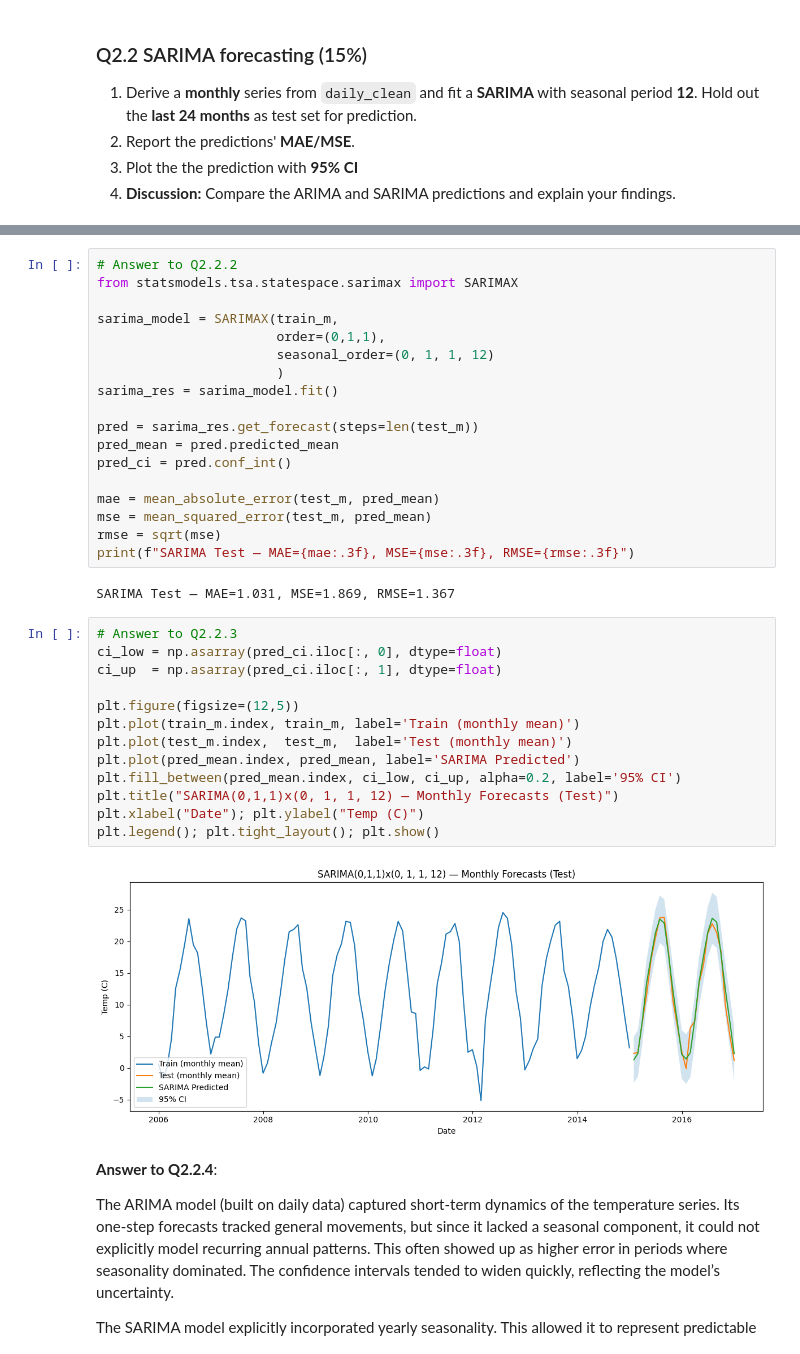
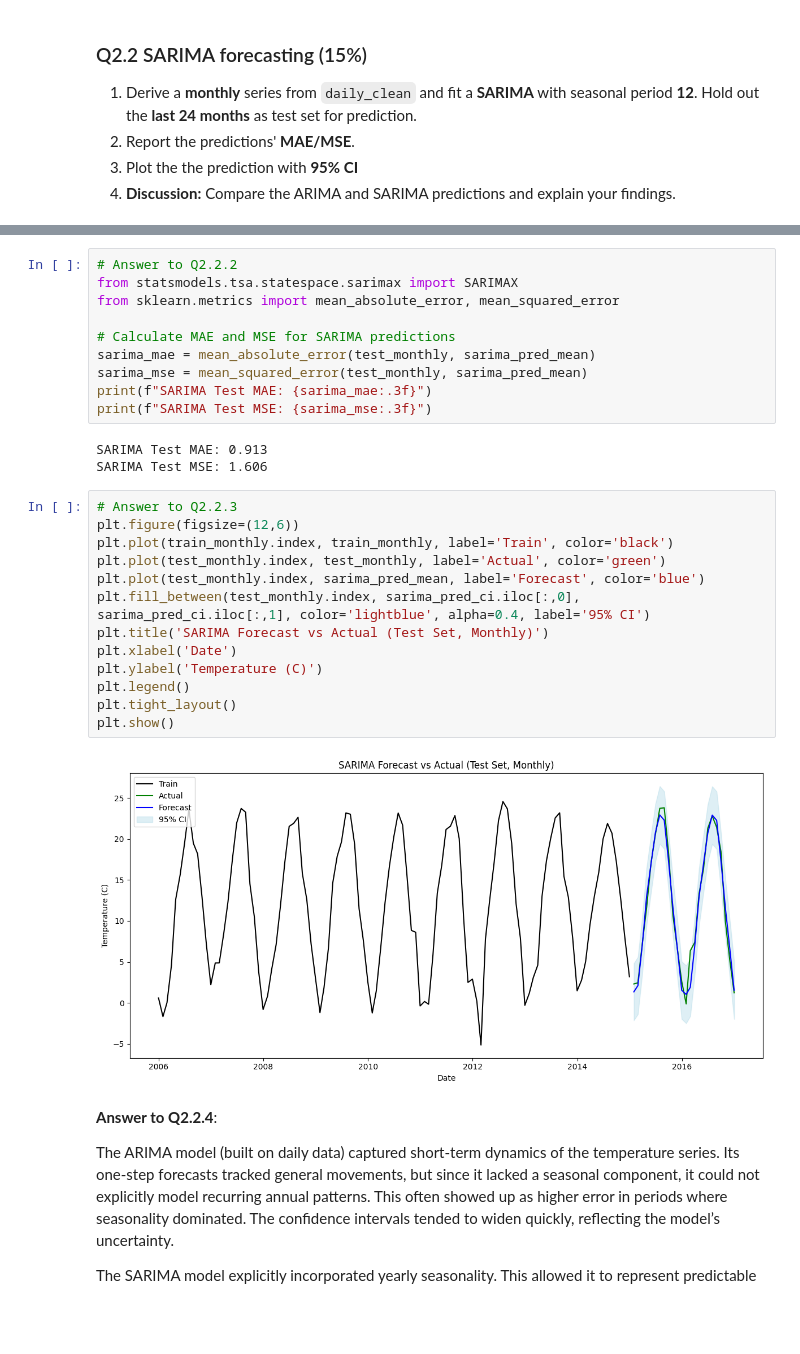
Before and after one commit to AdamDunn1437/4010_A1, a Jupyter notebook: Assignment1.ipynb, the cells around one changed output, grey strips where cells are left out. Saved outputs shown, nothing was run; the diff lists cells and outputs as text; blank space fills up the shorter version.

```diff
--- a/Assignment1.ipynb
+++ b/Assignment1.ipynb
@@ -378,38 +452,31 @@ test_m  = monthly.iloc[-24:]
 # %%
 # Answer to Q2.2.2
 from statsmodels.tsa.statespace.sarimax import SARIMAX
+from sklearn.metrics import mean_absolute_error, mean_squared_error
 
-sarima_model = SARIMAX(train_m,
-                       order=(0,1,1),
-                       seasonal_order=(0, 1, 1, 12)
-                       )
-sarima_res = sarima_model.fit()
-
-pred = sarima_res.get_forecast(steps=len(test_m))
-pred_mean = pred.predicted_mean
-pred_ci = pred.conf_int()
-
-mae = mean_absolute_error(test_m, pred_mean)
-mse = mean_squared_error(test_m, pred_mean)
-rmse = sqrt(mse)
-print(f"SARIMA Test — MAE={mae:.3f}, MSE={mse:.3f}, RMSE={rmse:.3f}")
+# Calculate MAE and MSE for SARIMA predictions
+sarima_mae = mean_absolute_error(test_monthly, sarima_pred_mean)
+sarima_mse = mean_squared_error(test_monthly, sarima_pred_mean)
+print(f"SARIMA Test MAE: {sarima_mae:.3f}")
+print(f"SARIMA Test MSE: {sarima_mse:.3f}")
 # %% [output]
-SARIMA Test — MAE=1.031, MSE=1.869, RMSE=1.367
+SARIMA Test MAE: 0.913
+SARIMA Test MSE: 1.606
 # %%
 # Answer to Q2.2.3
-ci_low = np.asarray(pred_ci.iloc[:, 0], dtype=float)
-ci_up  = np.asarray(pred_ci.iloc[:, 1], dtype=float)
-
-plt.figure(figsize=(12,5))
-plt.plot(train_m.index, train_m, label='Train (monthly mean)')
-plt.plot(test_m.index,  test_m,  label='Test (monthly mean)')
-plt.plot(pred_mean.index, pred_mean, label='SARIMA Predicted')
-plt.fill_between(pred_mean.index, ci_low, ci_up, alpha=0.2, label='95% CI')
-plt.title("SARIMA(0,1,1)x(0, 1, 1, 12) — Monthly Forecasts (Test)")
-plt.xlabel("Date"); plt.ylabel("Temp (C)")
-plt.legend(); plt.tight_layout(); plt.show()
+plt.figure(figsize=(12,6))
+plt.plot(train_monthly.index, train_monthly, label='Train', color='black')
+plt.plot(test_monthly.index, test_monthly, label='Actual', color='green')
+plt.plot(test_monthly.index, sarima_pred_mean, label='Forecast', color='blue')
+plt.fill_between(test_monthly.index, sarima_pred_ci.iloc[:,0], sarima_pred_ci.iloc[:,1], color='lightblue', alpha=0.4, label='95% CI')
+plt.title('SARIMA Forecast vs Actual (Test Set, Monthly)')
+plt.xlabel('Date')
+plt.ylabel('Temperature (C)')
+plt.legend()
+plt.tight_layout()
+plt.show()
 # %% [output]
-[figure, old version]
+[figure, new version]
 # %% [markdown]
 **Answer to Q2.2.4**:
 
```
Also changed, not shown: parts of 20 cells of this notebook.
